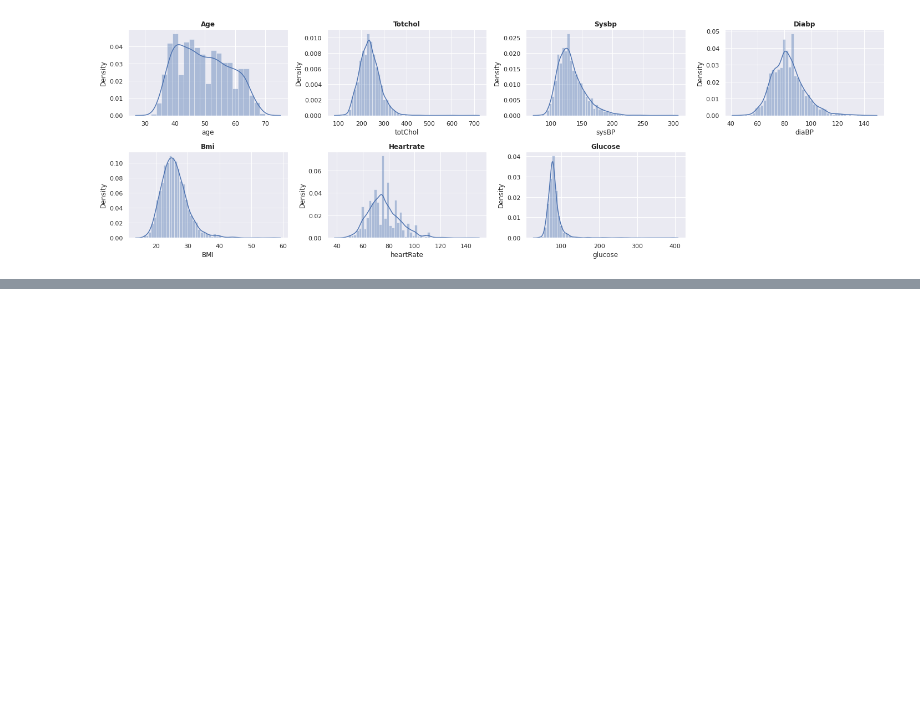
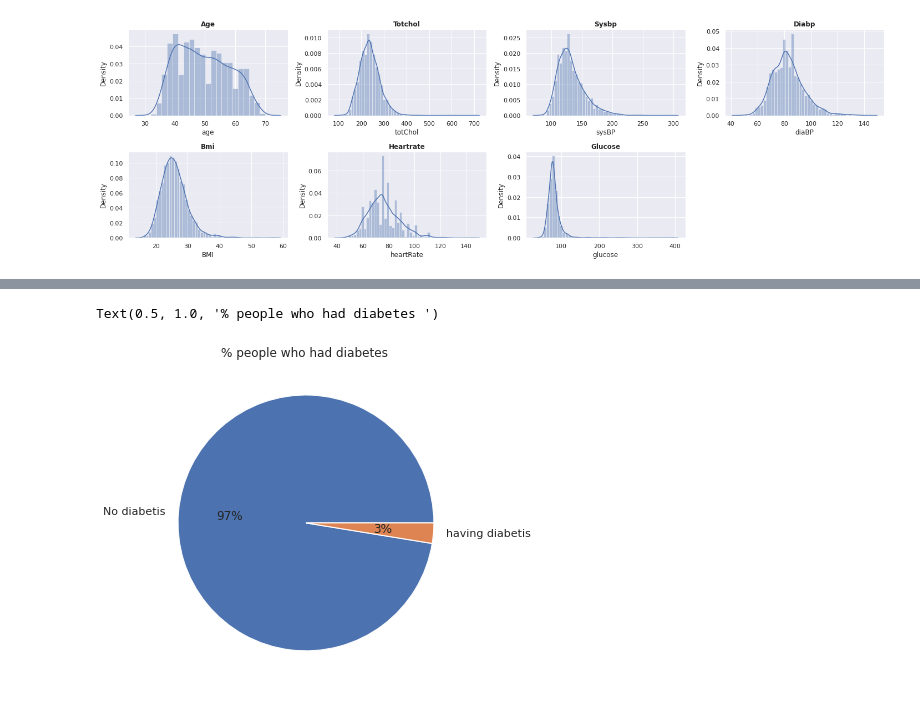
Before and after one commit to bharath967/Cardiovascular-Risk-Prediction, a Jupyter notebook: Cardiovascular_project.ipynb, the cells around one changed output, grey strips where cells are left out. Drawn from its saved outputs; the diff is of its cells as text; code cells hidden in the pictures; blank space fills up the shorter version.

```diff
--- a/Cardiovascular_project.ipynb
+++ b/Cardiovascular_project.ipynb
@@ -338,0 +366,9 @@ Text(0.5, 1.0, 'Cardiovascular Risk rate')
+# %%
+fig, ax = plt.subplots(figsize = (30, 20))
+plt.subplot(3,2,5)
+labels = 'No diabetis','having diabetis'
+plt.pie(data['diabetes'].value_counts(), labels=labels ,autopct='%1.0f%%')
+plt.title("% people who had diabetes ")
+# %% [output]
+Text(0.5, 1.0, '% people who had diabetes ')
+[figure, added]
```
Also changed, not shown: parts of 10 cells of this notebook.
